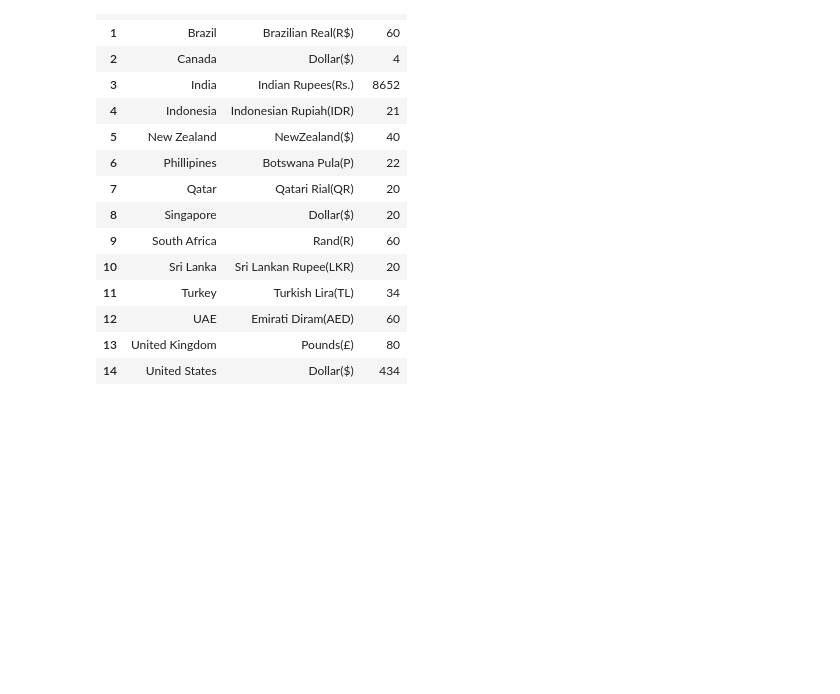
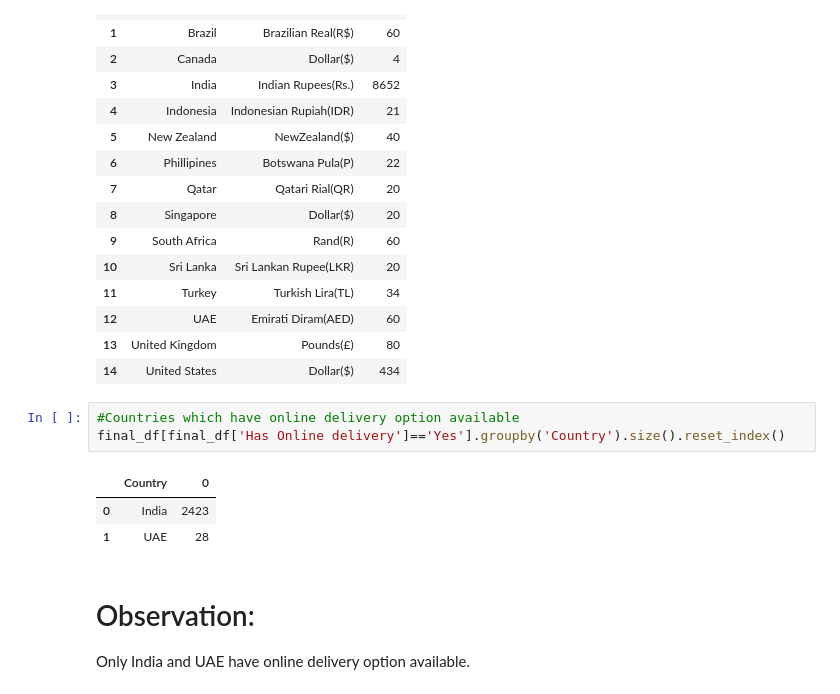
Before and after one commit to gagannarang18/EDA, a Jupyter notebook: ZOMATO.ipynb, the cells around one changed output. Saved outputs shown, nothing was run; the diff lists cells and outputs as text; blank space fills up the shorter version.

Commit message:
Observation

```diff
--- a/ZOMATO.ipynb
+++ b/ZOMATO.ipynb
@@ -292 +292,11 @@ currency
 | 14 | United States | Dollar($) | 434 |
+# %%
+#Countries which have online delivery option available
+final_df[final_df['Has Online delivery']=='Yes'].groupby('Country').size().reset_index()
+# %% [output]
+|  | Country | 0 |
+| 0 | India | 2423 |
+| 1 | UAE | 28 |
+# %% [markdown]
+# Observation:
+Only India and UAE have online delivery option available.
```
